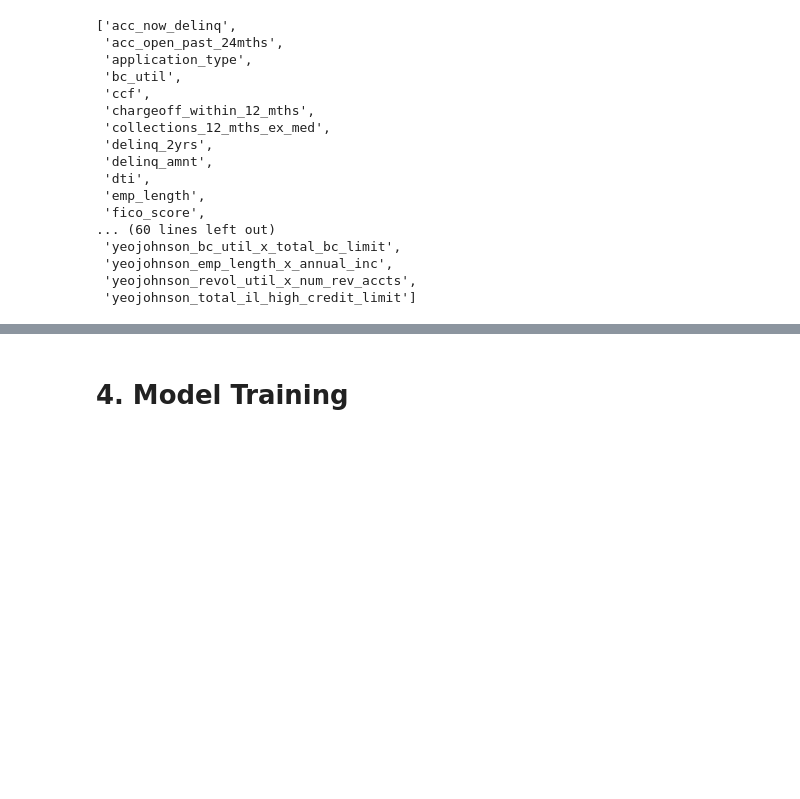
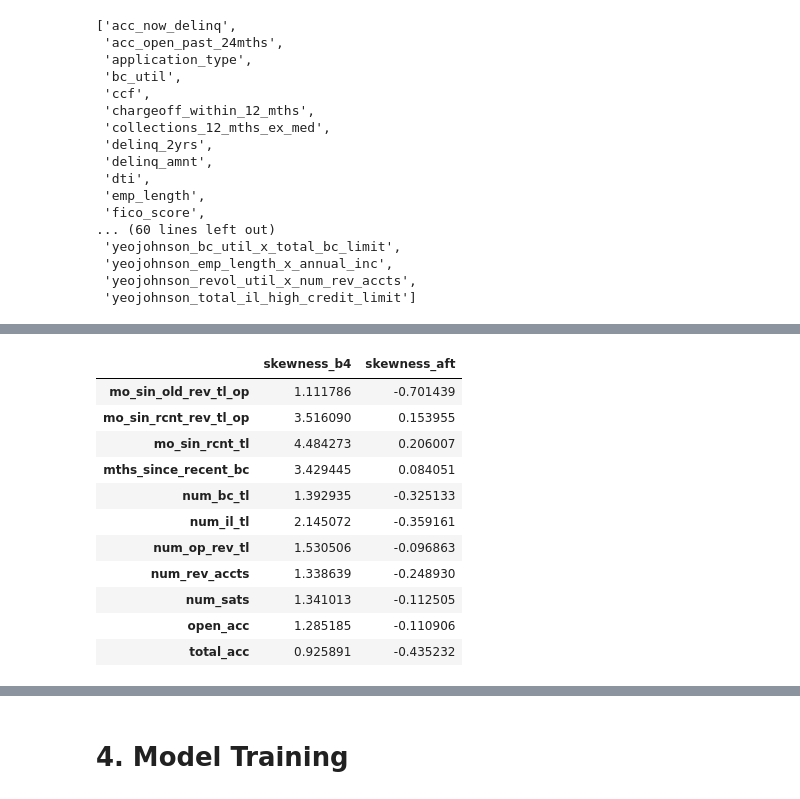
Before and after one commit to luuuneytunes12/Credit-Risk-Modeling-PySpark, a Jupyter notebook: notebooks/05_ead_modeling.ipynb, the cells around one changed output, grey strips where cells are left out. Drawn from its saved outputs; the diff is of its cells as text; code cells hidden in the pictures; blank space fills up the shorter version.

Commit message:
completed :skewness detection , binning  logit

```diff
--- a/notebooks/05_ead_modeling.ipynb
+++ b/notebooks/05_ead_modeling.ipynb
@@ -972,6 +987,7 @@ further_tx_features = [
     "revol_util_x_num_rev_accts",
     "tot_coll_amt",
     "total_il_high_credit_limit",
+    "delinq_amnt",
 ]
 
 # == Drop columns which failed skewness check after log transformation ==
@@ -1009,9 +1025,15 @@ Skewness after: -0.5512591031914805
 # %%
 # == Drop newly created Yeo Johnson tx Variable (failed skewness check) & Base columns which passed check ==
-successful_yeo_tx_features = [f for f in further_tx_features if f != "tot_coll_amt"]
+successful_yeo_tx_features = [
+    f for f in further_tx_features if f not in ("tot_coll_amt", "delinq_amnt")
+]
 
 train_pdf2_log_tx = train_pdf2_log_tx.drop(
-    columns=["yeojohnson_tot_coll_amt", *successful_yeo_tx_features]
+    columns=[
+        "yeojohnson_tot_coll_amt",
+        *successful_yeo_tx_features,
+        "yeojohnson_delinq_amnt",
+    ]
 )
 # %%
 sorted(train_pdf2_log_tx.columns)
@@ -1135,0 +1357,59 @@ plot_feature_distribution(train_pdf2_logit_tx, to_bin_features)
+# %%
+# ----------------------------------------------
+#  Check new log transfromation skewnes (b4 and after)
+# ----------------------------------------------
+log_transform_features = [
+    "mo_sin_old_rev_tl_op",
+    "mo_sin_rcnt_rev_tl_op",
+    "mo_sin_rcnt_tl",
+    "mths_since_recent_bc",
+    "num_bc_tl",
+    "num_il_tl",
+    "num_op_rev_tl",
+    "num_rev_accts",
+    "num_sats",
+    "open_acc",
+    "total_acc",
+]
+
+
+# Find features in to_bin_features that do not start with 'log1p_'
+new_logs = []
+
+for a_feature in to_bin_features:
+    if f"log1p_{a_feature}" in train_pdf2_logit_tx.columns:
+        new_logs.append(f"log1p_{a_feature}")
+
+
+old_log_skewness_df = pd.DataFrame(
+    train_pdf2_logit_tx[log_transform_features].skew(), columns=["skewness_b4"]
+)
+
+new_log_skewness_df = pd.DataFrame(
+    train_pdf2_logit_tx[new_logs].skew(), columns=["skewness_aft"]
+)
+
+new_log_skewness_df.index = new_log_skewness_df.index.str.replace("log1p_", "")
+
+merged_log_skewness_df = pd.merge(
+    old_log_skewness_df,
+    new_log_skewness_df,
+    left_index=True,
+    right_index=True,
+    how="outer",
+)
+
+merged_log_skewness_df
+# %% [output]
+|  | skewness_b4 | skewness_aft |
+| mo_sin_old_rev_tl_op | 1.111786 | -0.701439 |
+| mo_sin_rcnt_rev_tl_op | 3.516090 | 0.153955 |
+| mo_sin_rcnt_tl | 4.484273 | 0.206007 |
+| mths_since_recent_bc | 3.429445 | 0.084051 |
+| num_bc_tl | 1.392935 | -0.325133 |
+| num_il_tl | 2.145072 | -0.359161 |
+| num_op_rev_tl | 1.530506 | -0.096863 |
+| num_rev_accts | 1.338639 | -0.248930 |
+| num_sats | 1.341013 | -0.112505 |
+| open_acc | 1.285185 | -0.110906 |
+| total_acc | 0.925891 | -0.435232 |
```
Also changed, not shown: parts of 13 cells of this notebook.
